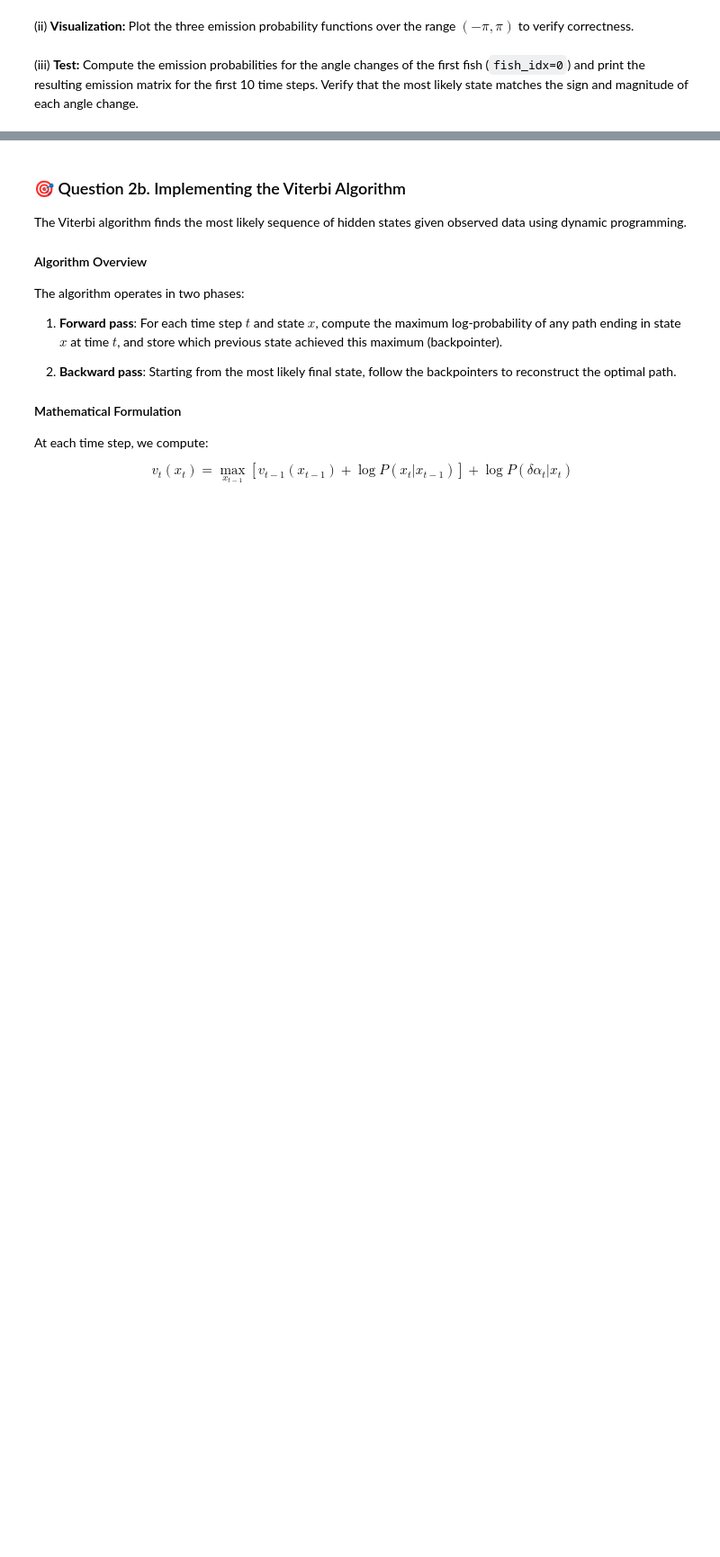
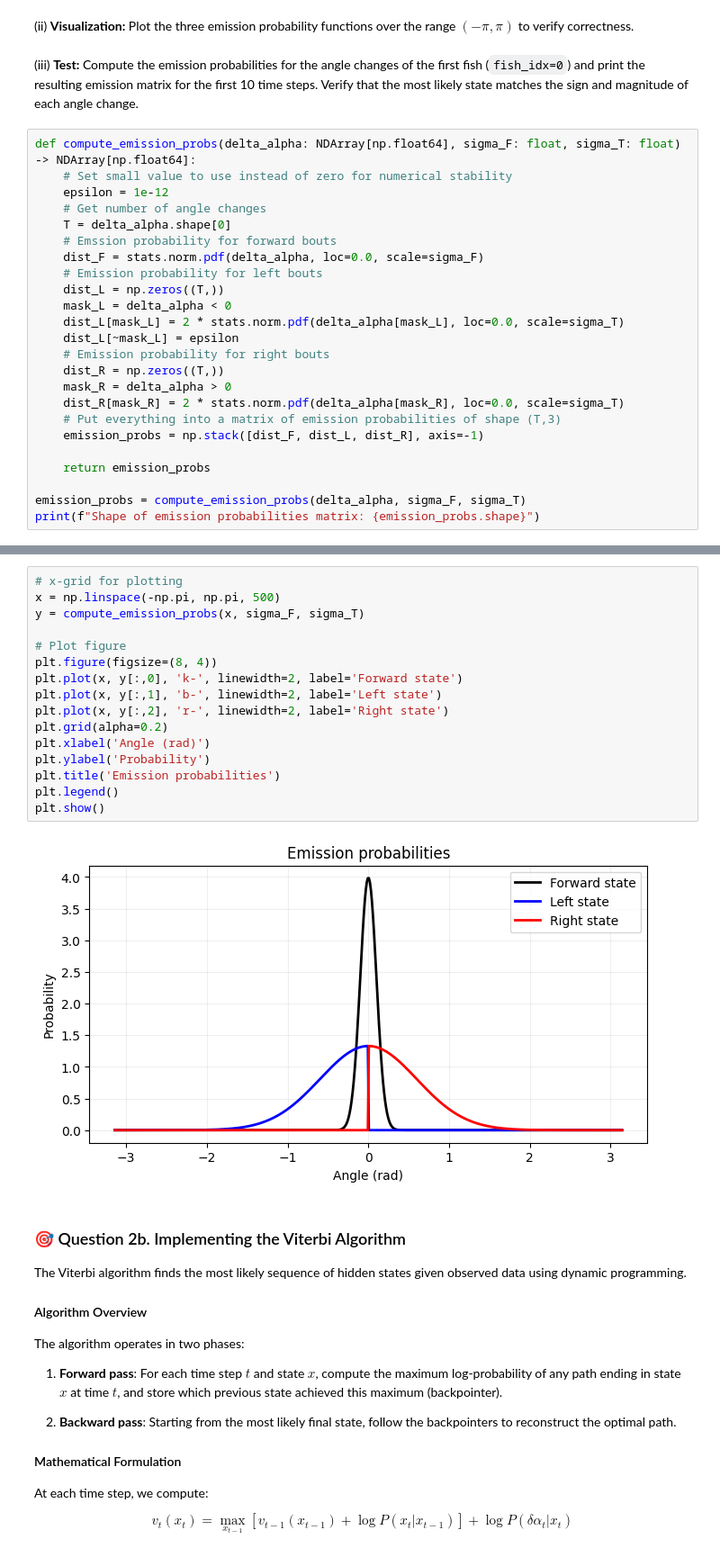
Before and after one commit to brucsk/machine-learning-cogmaster-m2, a Jupyter notebook: TD/tutorial_5/tutorial_5_START.ipynb, the cells around one changed output, grey strips where cells are left out. Shown: that part at 90% size. Saved outputs shown, nothing was run; the diff lists cells and outputs as text; blank space fills up the shorter version.

```diff
--- a/TD/tutorial_5/tutorial_5_START.ipynb
+++ b/TD/tutorial_5/tutorial_5_START.ipynb
@@ -334,3 +396,27 @@ Use the Gaussian probability density functions described in the introduction. Fo
 (ii) **Visualization:** Plot the three emission probability functions over the range $(-\pi, \pi)$ to verify correctness.
 # %% [markdown]
 (iii) **Test:** Compute the emission probabilities for the angle changes of the first fish (`fish_idx=0`) and print the resulting emission matrix for the first 10 time steps. Verify that the most likely state matches the sign and magnitude of each angle change.
+# %%
+def compute_emission_probs(delta_alpha: NDArray[np.float64], sigma_F: float, sigma_T: float) -> NDArray[np.float64]:
+    # Set small value to use instead of zero for numerical stability
+    epsilon = 1e-12
+    # Get number of angle changes
+    T = delta_alpha.shape[0]
+    # Emssion probability for forward bouts
+    dist_F = stats.norm.pdf(delta_alpha, loc=0.0, scale=sigma_F)
+    # Emission probability for left bouts
+    dist_L = np.zeros((T,))
+    mask_L = delta_alpha < 0
+    dist_L[mask_L] = 2 * stats.norm.pdf(delta_alpha[mask_L], loc=0.0, scale=sigma_T)
+    dist_L[~mask_L] = epsilon
+    # Emission probability for right bouts
+    dist_R = np.zeros((T,))
+    mask_R = delta_alpha > 0
+    dist_R[mask_R] = 2 * stats.norm.pdf(delta_alpha[mask_R], loc=0.0, scale=sigma_T)
+    # Put everything into a matrix of emission probabilities of shape (T,3)
+    emission_probs = np.stack([dist_F, dist_L, dist_R], axis=-1)
+
+    return emission_probs
+
+emission_probs = compute_emission_probs(delta_alpha, sigma_F, sigma_T)
+print(f"Shape of emission probabilities matrix: {emission_probs.shape}")
@@ -337,3 +429,21 @@ Use the Gaussian probability density functions described in the introduction. Fo
+# %%
+# x-grid for plotting
+x = np.linspace(-np.pi, np.pi, 500)
+y = compute_emission_probs(x, sigma_F, sigma_T)
+
+# Plot figure
+plt.figure(figsize=(8, 4))
+plt.plot(x, y[:,0], 'k-', linewidth=2, label='Forward state')
+plt.plot(x, y[:,1], 'b-', linewidth=2, label='Left state')
+plt.plot(x, y[:,2], 'r-', linewidth=2, label='Right state')
+plt.grid(alpha=0.2)
+plt.xlabel('Angle (rad)')
+plt.ylabel('Probability')
+plt.title('Emission probabilities')
+plt.legend()
+plt.show()
+# %% [output]
+[figure, added]
 # %% [markdown]
 ### 🎯 Question 2b. Implementing the Viterbi Algorithm
 
```
Also changed, not shown: parts of 6 cells of this notebook, 1 other file.
